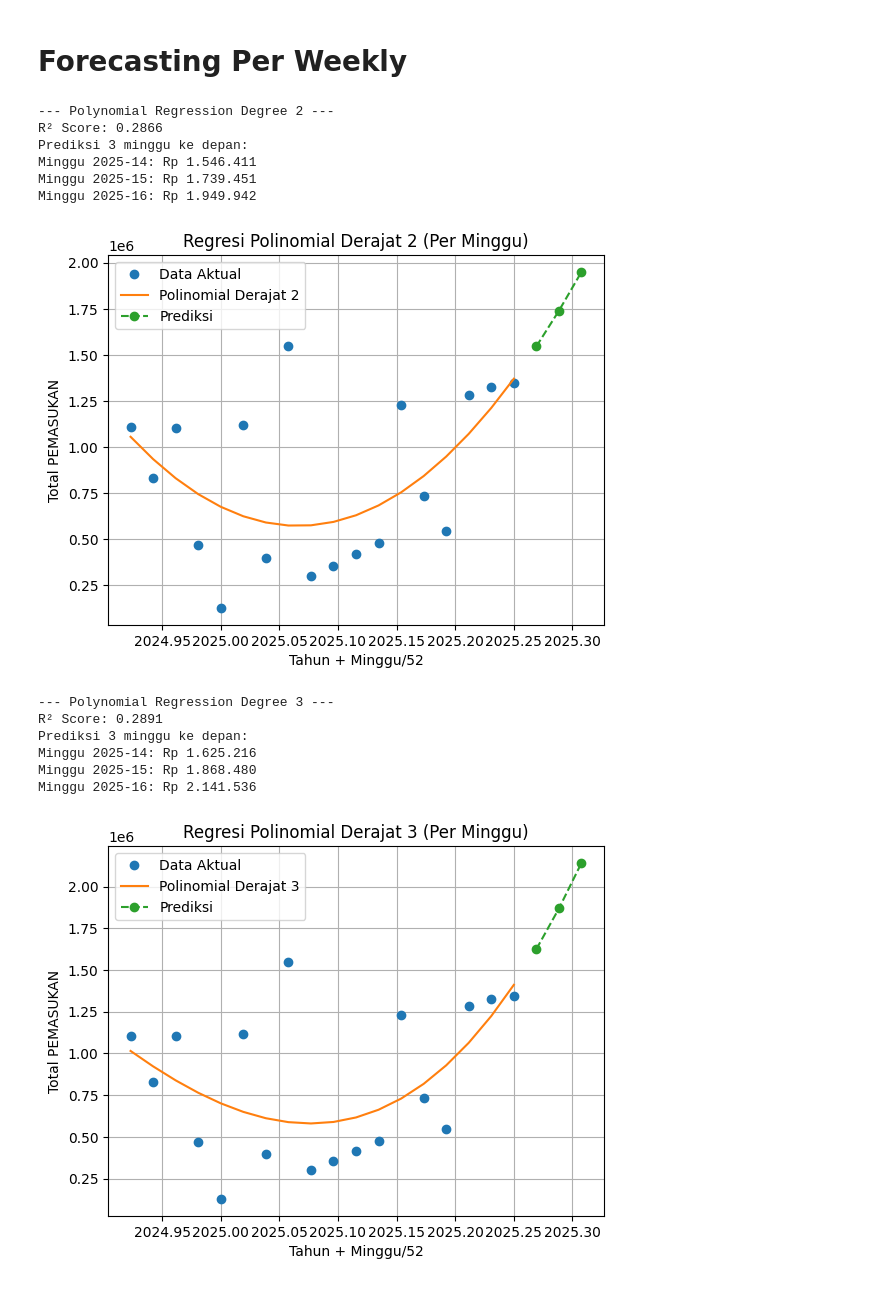
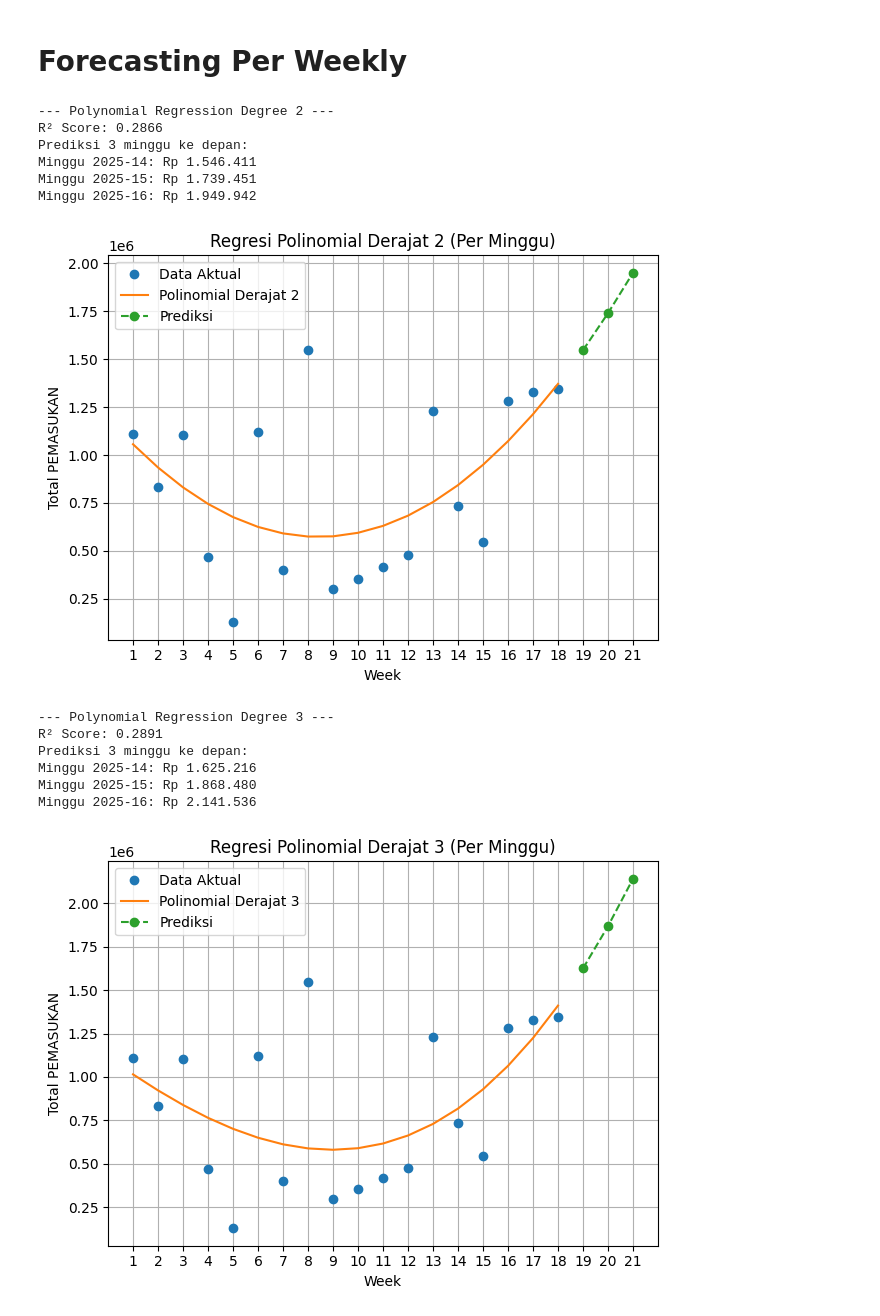
Before and after one commit to HaykalRamadhan/forecasting, a Jupyter notebook: UP.ipynb, the cells around one changed output. Drawn from its saved outputs; the diff is of its cells as text; code cells hidden in the pictures.

```diff
--- a/UP.ipynb
+++ b/UP.ipynb
@@ -173,45 +173,58 @@ for degree in [2, 3, 4]:
     AB = np.polyfit(x, y, degree)
     func = np.poly1d(AB)
 
     y_p = func(x)
     y_p2 = func(x2)
 
     r2 = compute_r2(y, y_p)
     print(f"R² Score: {r2:.4f}")
     print("Prediksi 3 minggu ke depan:")
     for trans, pred in zip(x2, y_p2):
         year = int(trans)
         week = int(round((trans - year) * 52))
         if week == 0:
             week = 52
             year -= 1
         print(f"Minggu {year}-{str(week).zfill(2)}: Rp {int(pred):,}".replace(",", "."))
 
+    # Generate readable week labels like 'Week 1', 'Week 2', etc.
+    week_labels = [f"{i+1}" for i in range(len(x))]
+    future_labels = [f"{len(x) + i + 1}" for i in range(len(x2))]
+
+    # Combine all labels and positions
+    all_labels = week_labels + future_labels
+    all_positions = np.concatenate([x, x2])
+
+    # Combine all y values (for full plotting range)
+    all_y = np.concatenate([y, y_p2])
+
     # Plot
-    plt.plot(x, y, linestyle="none", marker='o', label='Data Aktual')
-    plt.plot(x, y_p, label=f'Polinomial Derajat {degree}')
-    plt.plot(x2, y_p2, marker='o', linestyle='dashed', label='Prediksi')
-    plt.xlabel('Tahun + Minggu/52')
+    plt.plot(week_labels, y, linestyle="none", marker='o', label='Data Aktual')
+    plt.plot(week_labels, y_p, label=f'Polinomial Derajat {degree}')
+    plt.plot(future_labels, y_p2, marker='o', linestyle='dashed', label='Prediksi')
+
+    plt.xlabel('Week')
     plt.ylabel('Total PEMASUKAN')
     plt.title(f'Regresi Polinomial Derajat {degree} (Per Minggu)')
     plt.legend()
     plt.grid(True)
+    plt.tight_layout()
     plt.show()
 # %% [output]
 --- Polynomial Regression Degree 2 ---
 R² Score: 0.2866
 Prediksi 3 minggu ke depan:
 Minggu 2025-14: Rp 1.546.411
 Minggu 2025-15: Rp 1.739.451
 Minggu 2025-16: Rp 1.949.942
-[figure, old version]
+[figure, new version]
 --- Polynomial Regression Degree 3 ---
 R² Score: 0.2891
 Prediksi 3 minggu ke depan:
 Minggu 2025-14: Rp 1.625.216
 Minggu 2025-15: Rp 1.868.480
 Minggu 2025-16: Rp 2.141.536
-[figure, old version]
+[figure, new version]
 --- Polynomial Regression Degree 4 ---
 R² Score: 0.2891
 Prediksi 3 minggu ke depan:
```
Also changed, not shown: parts of 2 cells of this notebook.
